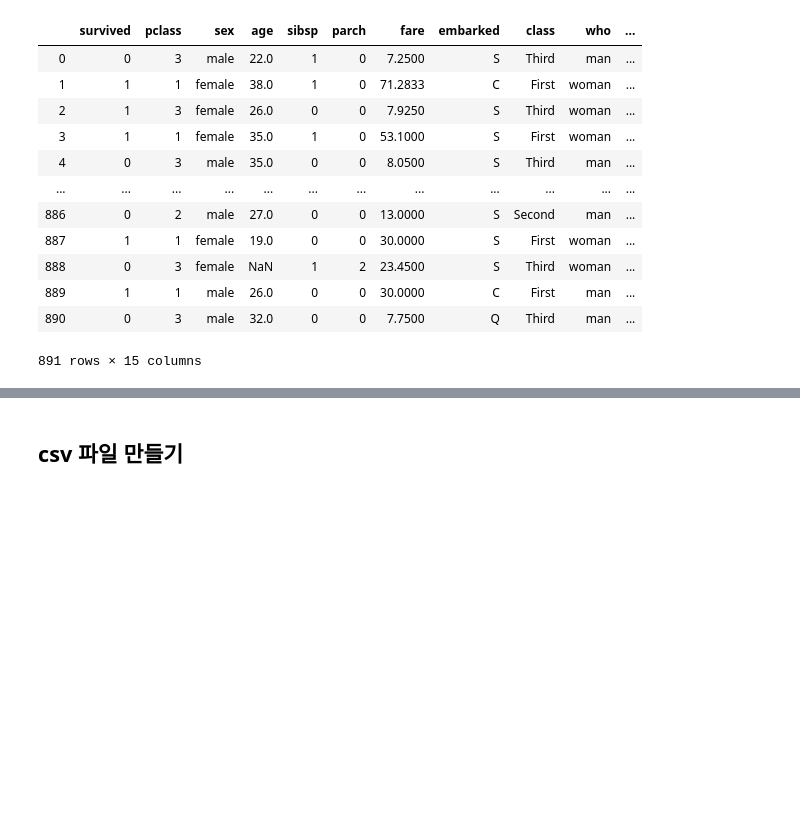
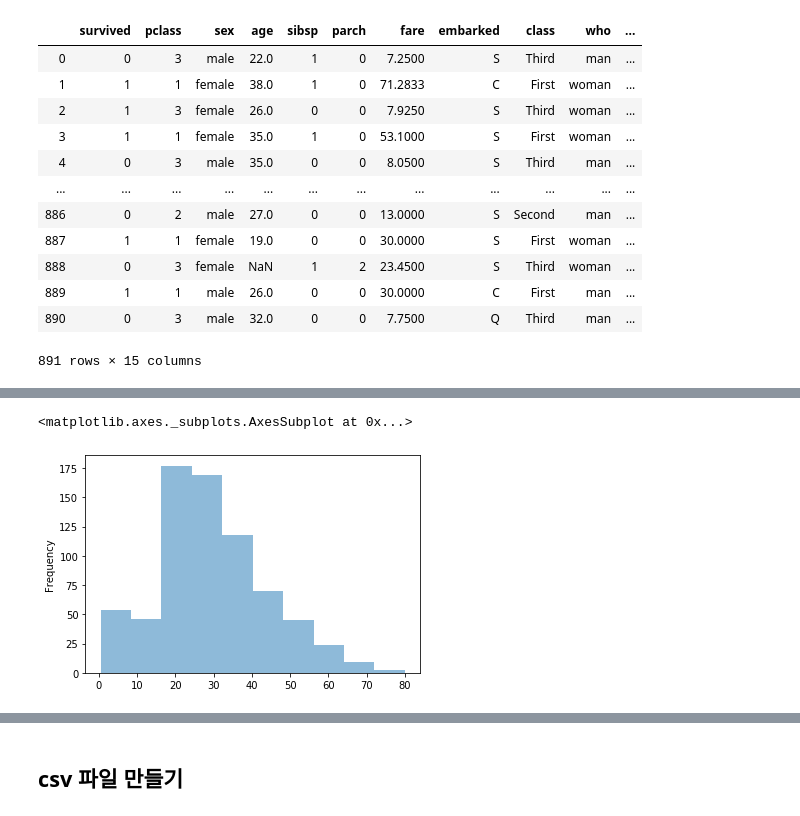
Before and after one commit to zerosum99/numpy_pandas_basic, a Jupyter notebook: 판다스 모듈 알아보기.ipynb, the cells around one changed output, grey strips where cells are left out. Drawn from its saved outputs; the diff is of its cells as text; code cells hidden in the pictures; blank space fills up the shorter version.

```diff
--- a/판다스 모듈 알아보기.ipynb
+++ b/판다스 모듈 알아보기.ipynb
@@ -262,0 +289,5 @@ df_titanic
+# %%
+df_titanic['age'].plot.hist(alpha=0.5)
+# %% [output]
+<matplotlib.axes._subplots.AxesSubplot at 0x...>
+[figure, added]
```
Also changed, not shown: parts of 15 cells of this notebook.
